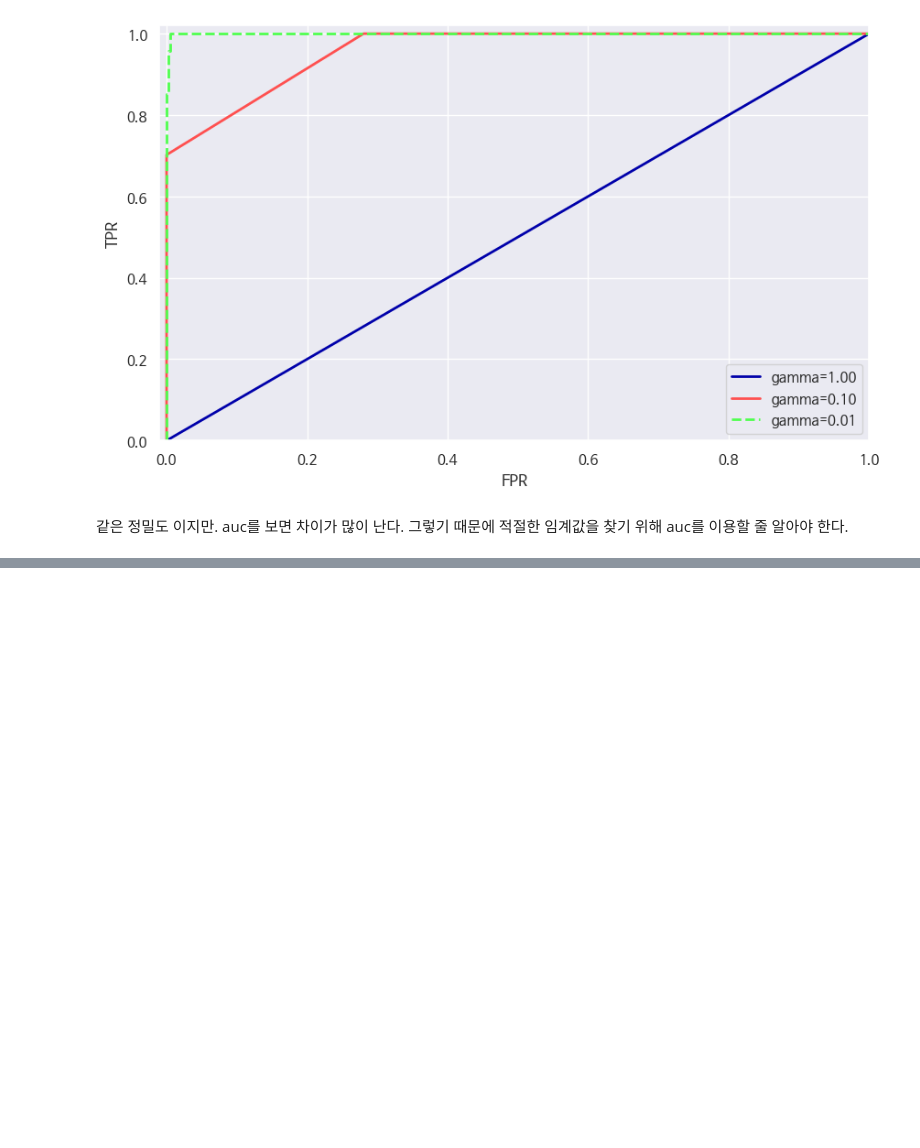
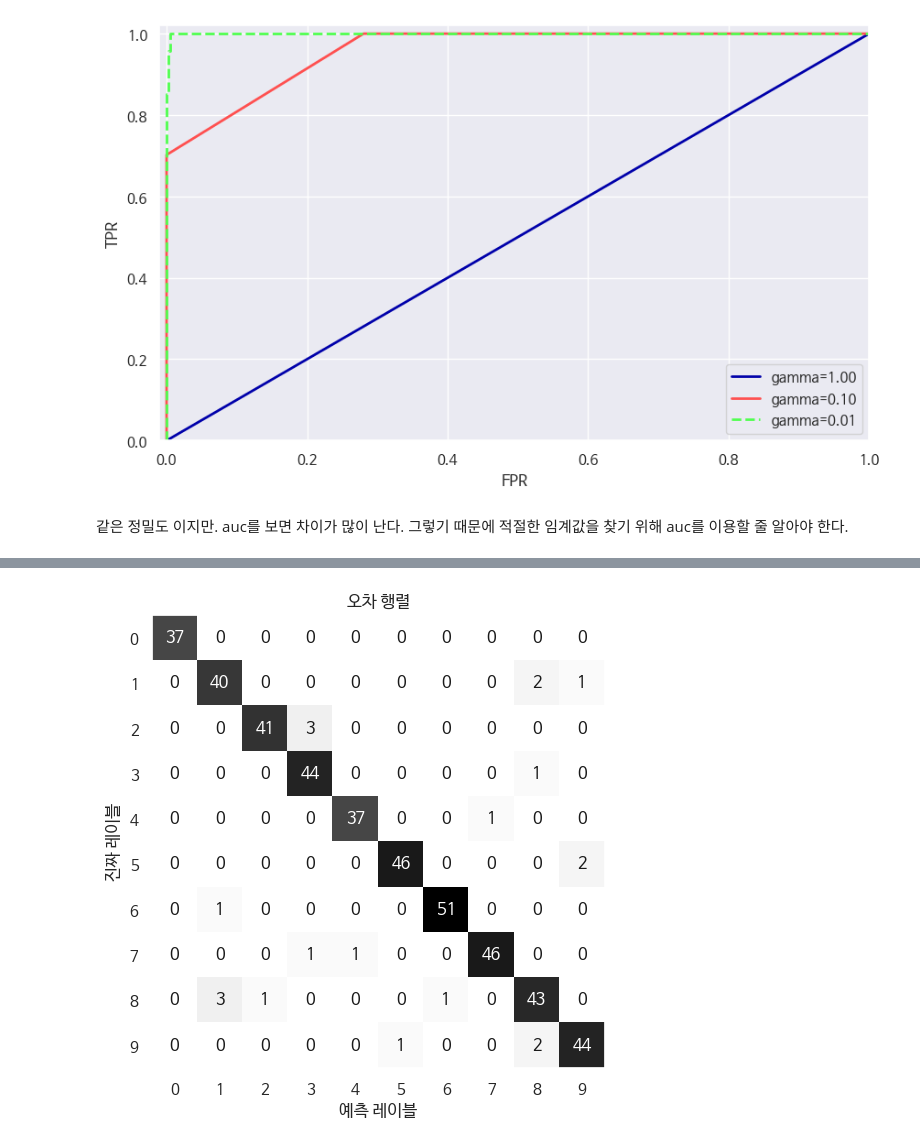
Before and after one commit to 201ssc/python_test1, a Jupyter notebook: 5_3평가지표와_측정.ipynb, the cells around one changed output, grey strips where cells are left out. Drawn from its saved outputs; the diff is of its cells as text; code cells hidden in the pictures; blank space fills up the shorter version.

```diff
--- a/5_3평가지표와_측정.ipynb
+++ b/5_3평가지표와_측정.ipynb
@@ -475,0 +484,7 @@ gamma = 0.01 정확도 = 0.90 AUC = 0.999524840293543:.2f
+# %%
+from sklearn.metrics import accuracy_score
+X_train, X_test, y_train, y_test = train_test_split(digits.data, digits.target, random_state=0)
+lr = LogisticRegression(max_iter=5000).fit(X_train, y_train)
+pred = lr.predict(X_test)
+print('정확도: {:.3f}'.format(accuracy_score(y_test, pred)))
+print('오차 행렬: \n', confusion_matrix(y_test, pred))
@@ -475,0 +504,11 @@ gamma = 0.01 정확도 = 0.90 AUC = 0.999524840293543:.2f
+# %%
+# 시각화
+score_image = mglearn.tools.heatmap(
+    confusion_matrix(y_test, pred), xlabel='예측 레이블',
+    ylabel='진짜 레이블', xticklabels=digits.target_names,
+    yticklabels=digits.target_names, cmap=plt.cm.gray_r, fmt='%d')
+
+plt.title('오차 행렬')
+plt.gca().invert_yaxis()
+# %% [output]
+[figure, added]
```
Also changed, not shown: parts of 4 cells of this notebook.
